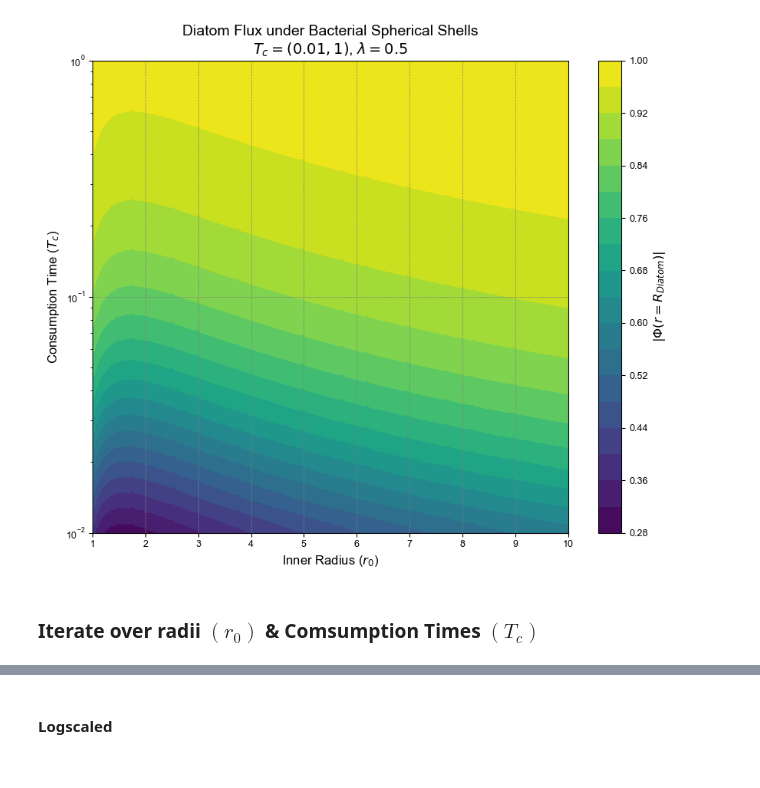
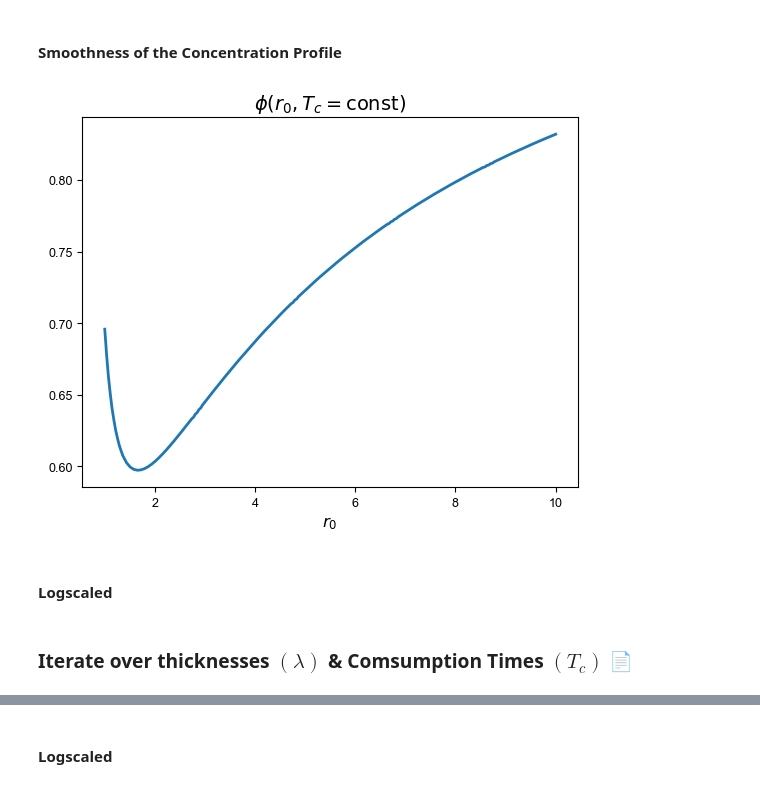
Before and after one commit to GeorchPz/bacterial_chemotaxis_effect_on_chemoattractor_cell, a Jupyter notebook: 3D-3+_cross_sections.ipynb, the cells around one changed output, grey strips where cells are left out. Drawn from its saved outputs; the diff is of its cells as text; code cells hidden in the pictures.

```diff
--- a/3D-3+_cross_sections.ipynb
+++ b/3D-3+_cross_sections.ipynb
@@ -94,8 +84,16 @@ FM_r0.ax.legend()
+# %% [markdown]
+#### Smoothness of the Concentration Profile
+# %%
+plt.plot(FM_r0.x_values, φ[:,5])
+plt.xlabel('$r_0$')
+plt.title('$\\phi(r_0, T_c=\\text{const})$');
+# %% [output]
+[figure, added]
+# %% [markdown]
+#### Logscaled
 # %%
-FM_r0 = FluxMap3D(syst_params, layer_generator, set_logscale=False)
-FM_r0.solve(n_jobs=-1)
-FM_r0.plot(set_ylog=True)
+# FM_r0 = FluxMap3D(syst_params, shell_generator, set_logscale=False)
+# FM_r0.solve(n_jobs=-1)
+# FM_r0.plot(set_ylog=True)
-# %% [output]
-[figure, removed]
 # %% [markdown]
-### Iterate over radii $(r_0)$ \& Comsumption Times $(T_c)$
+### Iterate over thicknesses $(\lambda)$ \& Comsumption Times $(T_c)$ 📄
```
Also changed, not shown: parts of 25 cells of this notebook, 18 other files.
